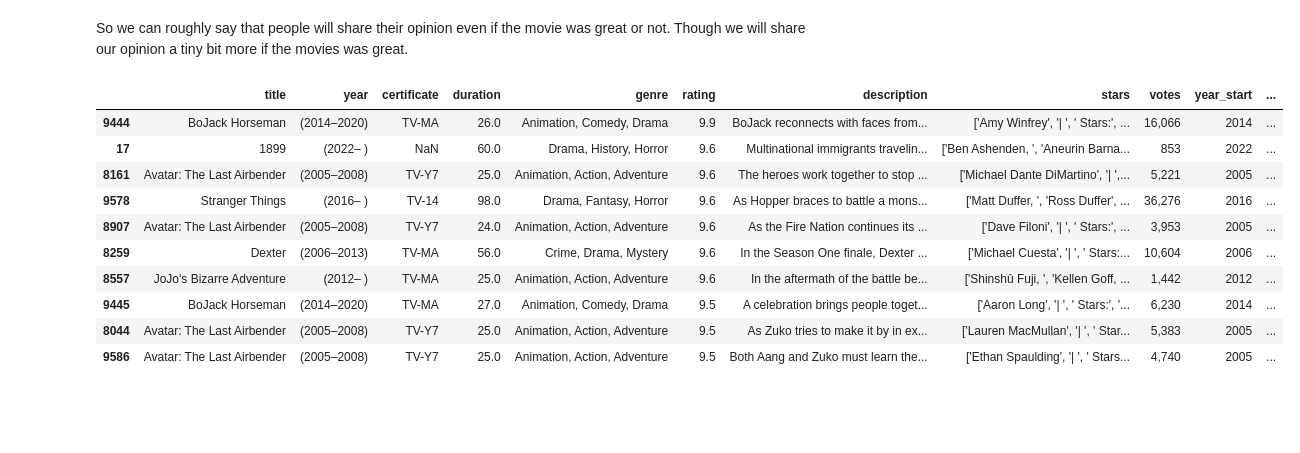
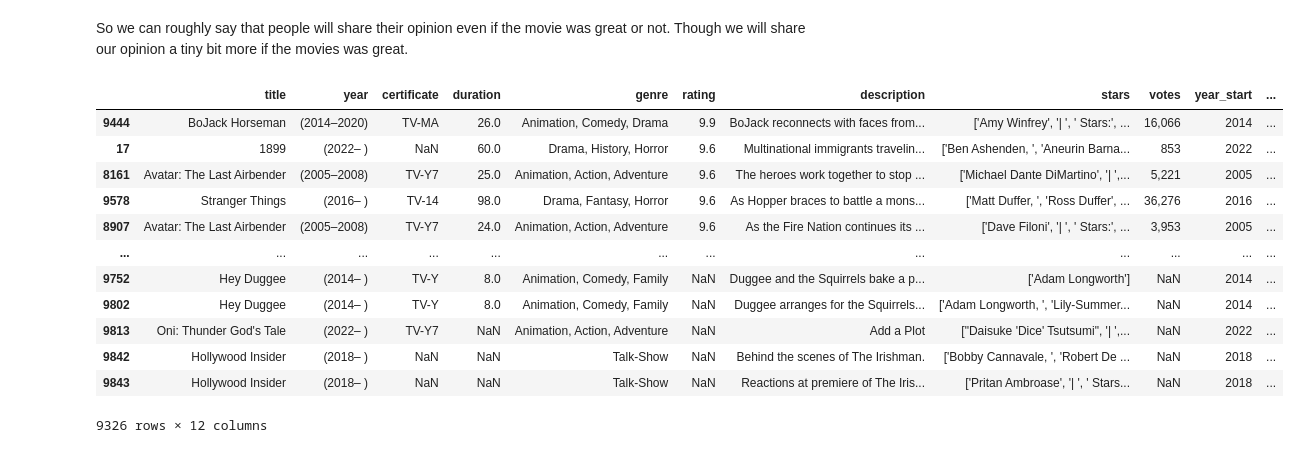
Before and after one commit to dybdeskarphet/databook, a Jupyter notebook: src/movie_analysis.ipynb, the cells around one changed output. Drawn from its saved outputs; the diff is of its cells as text; code cells hidden in the pictures; blank space fills up the shorter version.

```diff
--- a/src/movie_analysis.ipynb
+++ b/src/movie_analysis.ipynb
@@ -99,17 +99,20 @@ df[['rating', "votes_num"]].corr()
 # %% [markdown]
 So we can roughly say that people will share their opinion even if the movie was great or not. Though we will share our opinion a tiny bit more if the movies was great.
 # %%
-df.sort_values(["rating", "votes"], ascending=[False, False]).head(10)
+df.sort_values(["rating", "votes"], ascending=[False, False], inplace=True)
+df
 # %% [output]
 |  | title | year | certificate | duration | genre | rating | description | stars | votes | year_start | ... |
 | 9444 | BoJack Horseman | (2014–2020) | TV-MA | 26.0 | Animation, Comedy, Drama | 9.9 | BoJack reconnects with faces from... | ['Amy Winfrey', '| ', ' Stars:', ... | 16,066 | 2014 | ... |
 | 17 | 1899 | (2022– ) | NaN | 60.0 | Drama, History, Horror | 9.6 | Multinational immigrants travelin... | ['Ben Ashenden, ', 'Aneurin Barna... | 853 | 2022 | ... |
 | 8161 | Avatar: The Last Airbender | (2005–2008) | TV-Y7 | 25.0 | Animation, Action, Adventure | 9.6 | The heroes work together to stop ... | ['Michael Dante DiMartino', '| ',... | 5,221 | 2005 | ... |
 | 9578 | Stranger Things | (2016– ) | TV-14 | 98.0 | Drama, Fantasy, Horror | 9.6 | As Hopper braces to battle a mons... | ['Matt Duffer, ', 'Ross Duffer', ... | 36,276 | 2016 | ... |
 | 8907 | Avatar: The Last Airbender | (2005–2008) | TV-Y7 | 24.0 | Animation, Action, Adventure | 9.6 | As the Fire Nation continues its ... | ['Dave Filoni', '| ', ' Stars:', ... | 3,953 | 2005 | ... |
-| 8259 | Dexter | (2006–2013) | TV-MA | 56.0 | Crime, Drama, Mystery | 9.6 | In the Season One finale, Dexter ... | ['Michael Cuesta', '| ', ' Stars:... | 10,604 | 2006 | ... |
-| 8557 | JoJo's Bizarre Adventure | (2012– ) | TV-MA | 25.0 | Animation, Action, Adventure | 9.6 | In the aftermath of the battle be... | ['Shinshû Fuji, ', 'Kellen Goff, ... | 1,442 | 2012 | ... |
-| 9445 | BoJack Horseman | (2014–2020) | TV-MA | 27.0 | Animation, Comedy, Drama | 9.5 | A celebration brings people toget... | ['Aaron Long', '| ', ' Stars:', '... | 6,230 | 2014 | ... |
-| 8044 | Avatar: The Last Airbender | (2005–2008) | TV-Y7 | 25.0 | Animation, Action, Adventure | 9.5 | As Zuko tries to make it by in ex... | ['Lauren MacMullan', '| ', ' Star... | 5,383 | 2005 | ... |
-| 9586 | Avatar: The Last Airbender | (2005–2008) | TV-Y7 | 25.0 | Animation, Action, Adventure | 9.5 | Both Aang and Zuko must learn the... | ['Ethan Spaulding', '| ', ' Stars... | 4,740 | 2005 | ... |
+| ... | ... | ... | ... | ... | ... | ... | ... | ... | ... | ... | ... |
+| 9752 | Hey Duggee | (2014– ) | TV-Y | 8.0 | Animation, Comedy, Family | NaN | Duggee and the Squirrels bake a p... | ['Adam Longworth'] | NaN | 2014 | ... |
+| 9802 | Hey Duggee | (2014– ) | TV-Y | 8.0 | Animation, Comedy, Family | NaN | Duggee arranges for the Squirrels... | ['Adam Longworth, ', 'Lily-Summer... | NaN | 2014 | ... |
+| 9813 | Oni: Thunder God's Tale | (2022– ) | TV-Y7 | NaN | Animation, Action, Adventure | NaN | Add a Plot | ["Daisuke 'Dice' Tsutsumi", '| ',... | NaN | 2022 | ... |
+| 9842 | Hollywood Insider | (2018– ) | NaN | NaN | Talk-Show | NaN | Behind the scenes of The Irishman. | ['Bobby Cannavale, ', 'Robert De ... | NaN | 2018 | ... |
+| 9843 | Hollywood Insider | (2018– ) | NaN | NaN | Talk-Show | NaN | Reactions at premiere of The Iris... | ['Pritan Ambroase', '| ', ' Stars... | NaN | 2018 | ... |
+9326 rows × 12 columns
 # %% [markdown]
```
Also changed, not shown: parts of 6 cells of this notebook.
